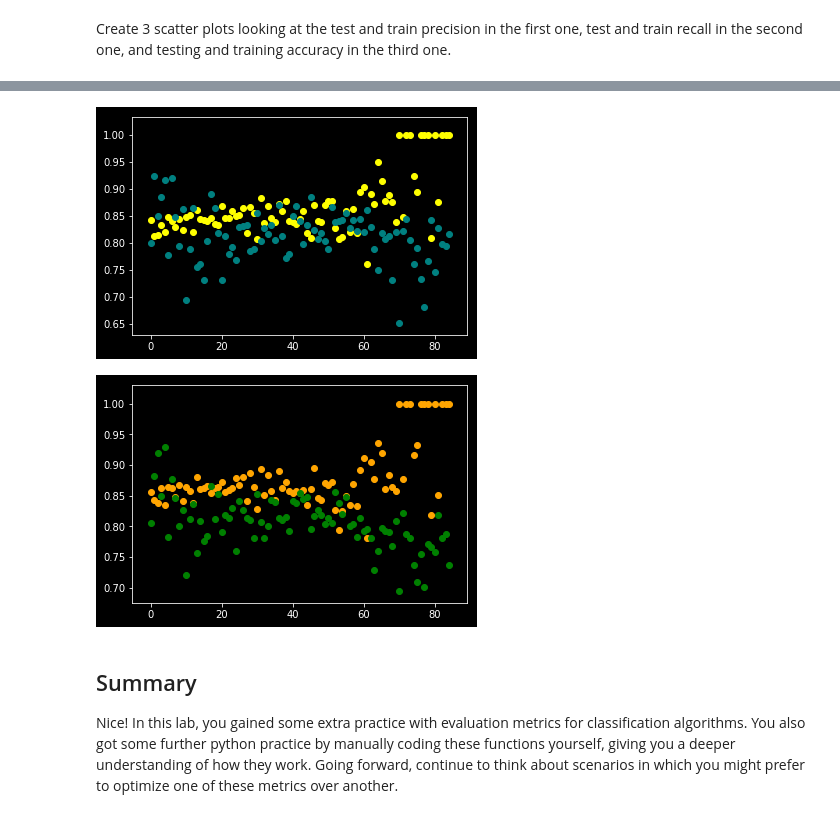
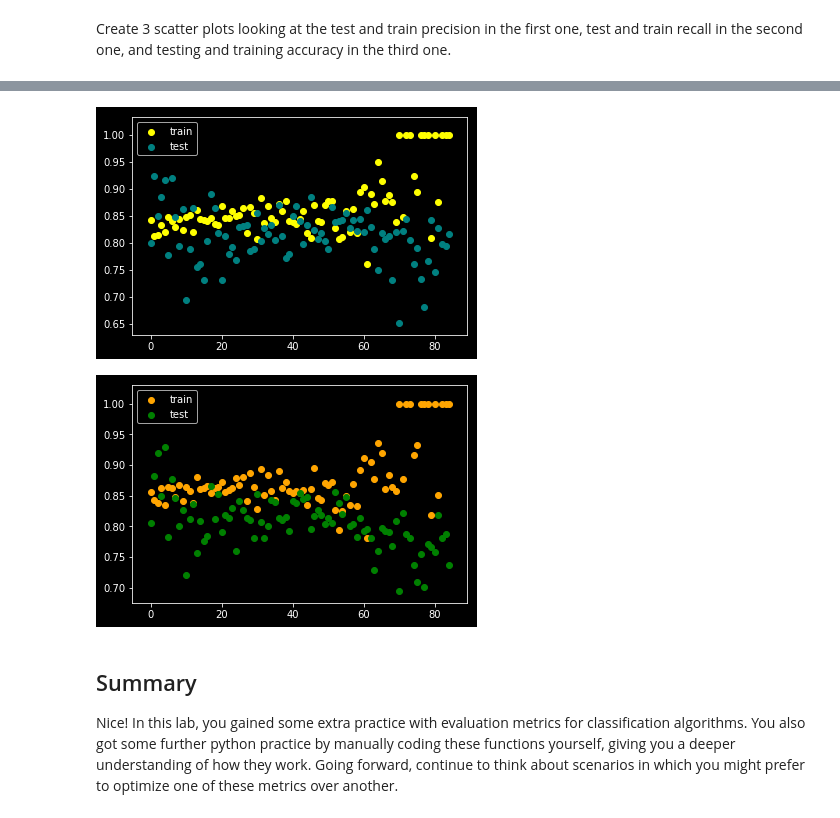
Before and after one commit to Patrickbfuller/dsc-3-29-06-evaluating-logistic-regression-models-lab-seattle-ds-career-040119, a Jupyter notebook: index.ipynb, the cells around one changed output, grey strips where cells are left out. Saved outputs shown, nothing was run; the diff lists cells and outputs as text; code cells hidden in the pictures.

```diff
--- a/index.ipynb
+++ b/index.ipynb
@@ -155,17 +154,19 @@ plt.scatter(range(n), testing_Precision, label='test', c='cyan');
 # %%
 # code for test and train recall
 plt.style.use('dark_background')
 plt.scatter(range(n), training_Precision, label='train', c='yellow')
-plt.scatter(range(n), testing_Precision, label='test', c='teal');
+plt.scatter(range(n), testing_Precision, label='test', c='teal')
+plt.legend();
 # %% [output]
-[figure, old version]
+[figure, new version]
 # %%
 # code for test and train accuracy
 plt.style.use('dark_background')
 plt.scatter(range(n), training_Accuracy, label='train', c='orange')
-plt.scatter(range(n), testing_Accuracy, label='test', c='green');
+plt.scatter(range(n), testing_Accuracy, label='test', c='green')
+plt.legend();
 # %% [output]
-[figure, old version]
+[figure, new version]
 # %% [markdown]
 ## Summary
 
```
Also changed, not shown: parts of 1 cell of this notebook.
